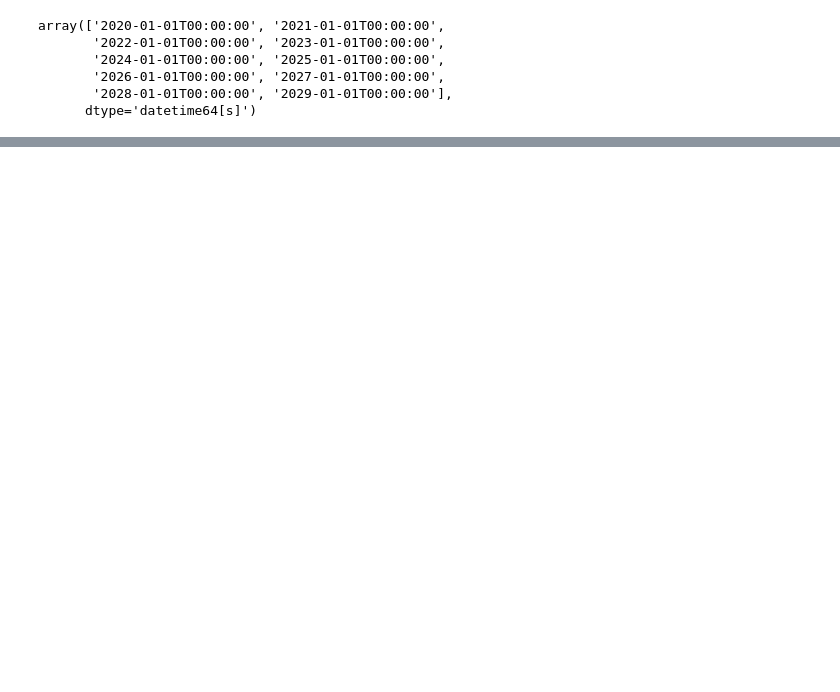
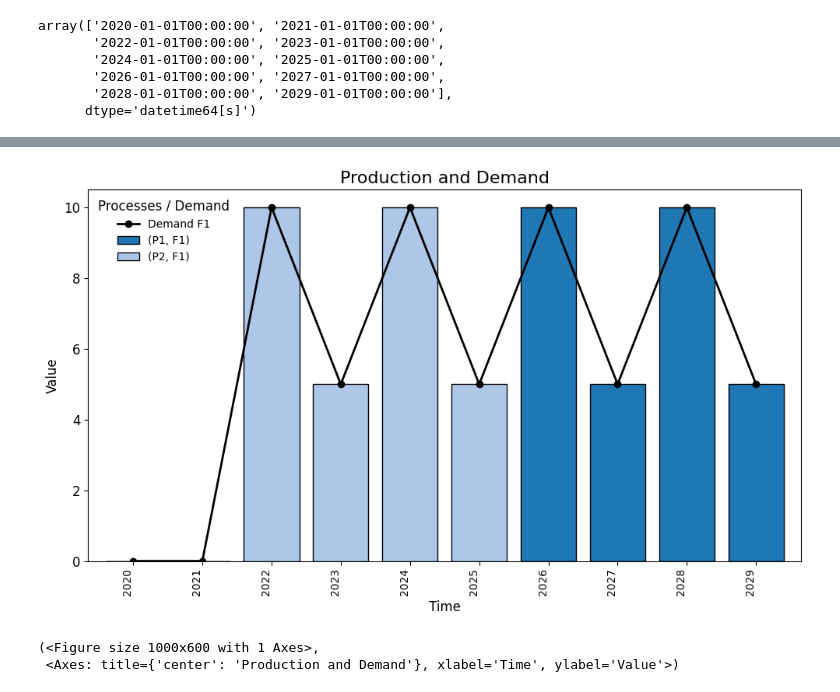
Before and after one commit to RWTH-LTT/optimex, a Jupyter notebook: notebooks/basic_optimex_example.ipynb, the cells around one changed output, grey strips where cells are left out. Saved outputs shown, nothing was run; the diff lists cells and outputs as text; code cells hidden in the pictures; blank space fills up the shorter version.

Commit message:
add postprocessing

```diff
--- a/notebooks/basic_optimex_example.ipynb
+++ b/notebooks/basic_optimex_example.ipynb
@@ -302,0 +310,7 @@ Optimal objective  4.330807113e+00
+# %%
+from optimex import postprocessing
+
+pp = postprocessing.PostProcessor(m)
+
+df_impact = pp.get_impacts()
+df_impact
@@ -302,0 +336,6 @@ Optimal objective  4.330807113e+00
+# %%
+pp.plot_production_and_demand()
+# %% [output]
+[figure, added]
+(<Figure size 1000x600 with 1 Axes>,
+ <Axes: title={'center': 'Production and Demand'}, xlabel='Time', ylabel='Value'>)
```
Also changed, not shown: parts of 7 cells of this notebook, 2 other files.
